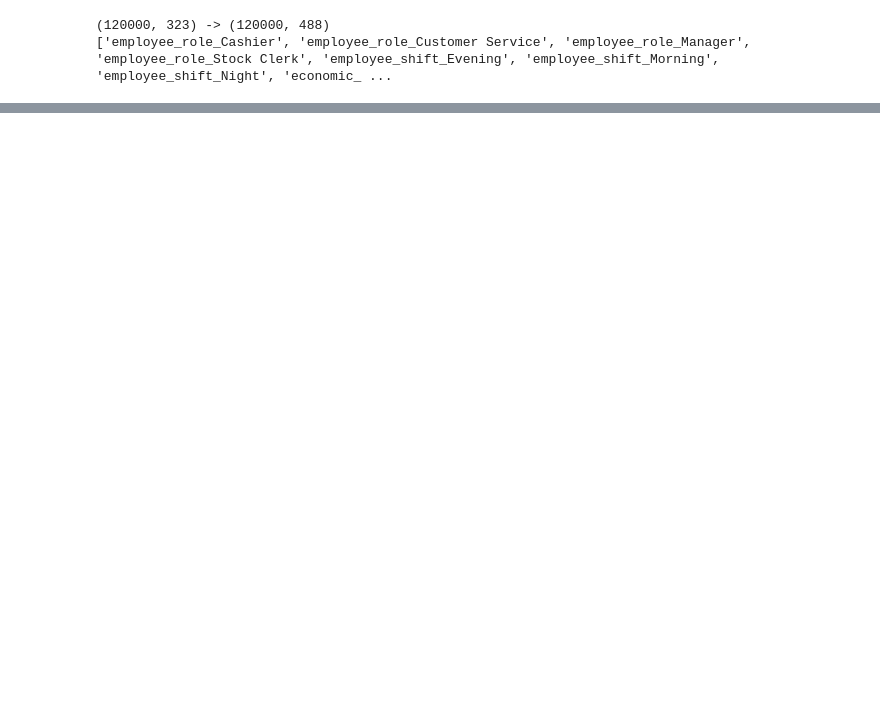
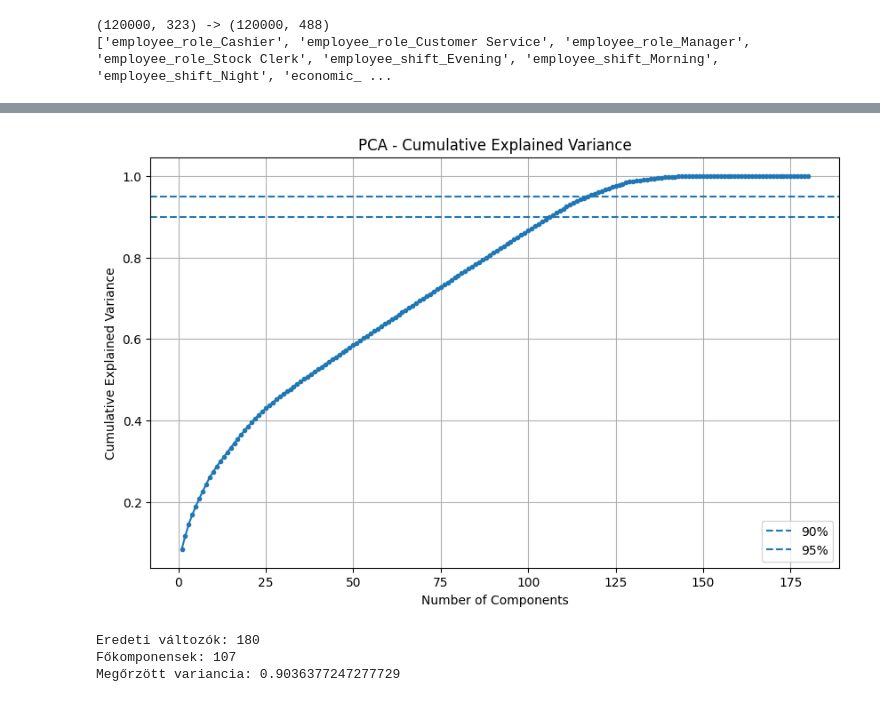
Before and after one commit to tatraim/supermarket, a Jupyter notebook: supermarket_data_1.ipynb, the cells around one changed output, grey strips where cells are left out. Drawn from its saved outputs; the diff is of its cells as text; code cells hidden in the pictures; blank space fills up the shorter version.

```diff
--- a/supermarket_data_1.ipynb
+++ b/supermarket_data_1.ipynb
@@ -106,0 +132,4 @@ X = df_supmark_encoded.select_dtypes(exclude='object')
+# %%
+# from 120000 records each column, several have more than 1000 missing values, so wee have to handle those
+# lets drop those rows with missing values, as they are only a small fraction of the total data:]
+X2=X.dropna()
@@ -106,0 +151,55 @@ X = df_supmark_encoded.select_dtypes(exclude='object')
+# %%
+X3 = X2.select_dtypes(include=['number'])
+# %%
+from sklearn.preprocessing import StandardScaler
+
+scaler = StandardScaler()
+
+X_scaled = scaler.fit_transform(X3)
+# %%
+from sklearn.decomposition import PCA
+
+pca = PCA()
+
+X_pca = pca.fit_transform(X_scaled)
+# %%
+import numpy as np
+import matplotlib.pyplot as plt
+
+explained_variance = pca.explained_variance_ratio_
+
+cumulative_variance = np.cumsum(explained_variance)
+
+plt.figure(figsize=(10, 6))
+
+plt.plot(
+    range(1, len(cumulative_variance) + 1),
+    cumulative_variance,
+    marker='.'
+)
+
+plt.axhline(y=0.90, linestyle='--', label='90%')
+plt.axhline(y=0.95, linestyle='--', label='95%')
+
+plt.xlabel('Number of Components')
+plt.ylabel('Cumulative Explained Variance')
+plt.title('PCA - Cumulative Explained Variance')
+
+plt.legend()
+plt.grid()
+plt.show()
+# %% [output]
+[figure, added]
+# %%
+pca = PCA(n_components=0.90)
+
+X_pca = pca.fit_transform(X_scaled)
+
+print("Eredeti változók:", X3.shape[1])
+print("Főkomponensek:", X_pca.shape[1])
+print("Megőrzött variancia:",
+      pca.explained_variance_ratio_.sum())
+# %% [output]
+Eredeti változók: 180
+Főkomponensek: 107
+Megőrzött variancia: 0.9036377247277729
```
Also changed, not shown: parts of 10 cells of this notebook.
